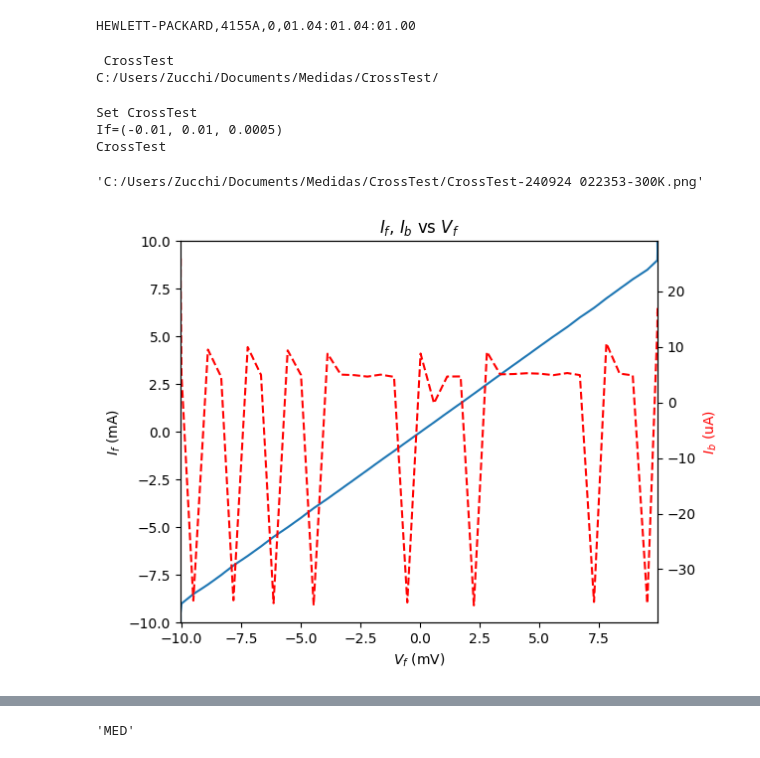
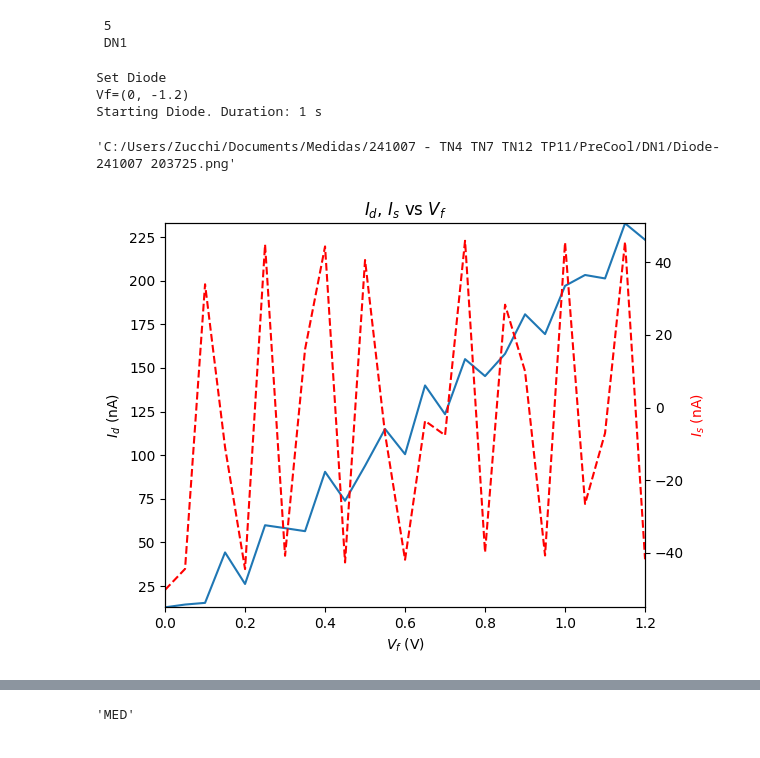
Before and after one commit to lszucchi/HPIB, a Jupyter notebook: bin/SingleMeasure.ipynb, the cells around one changed output, grey strips where cells are left out. Drawn from its saved outputs; the diff is of its cells as text; code cells hidden in the pictures.

```diff
--- a/bin/SingleMeasure.ipynb
+++ b/bin/SingleMeasure.ipynb
@@ -13,10 +29,11 @@ timeout=30
 # %%
 ptype=False
-temp=300
+temp=290
+timeout=1
 
 VGS = {
     'enable' : True,
-    'Vgstart' : 0, 'Vgstop' : 1.5, 'Vgstep' : 0.01,
+    'Vgstart' : 0, 'Vgstop' : 1.5, 'Vgstep' : 0.02,
     'Vd' : '50m', 'Compliance' : '1.5m'
     }
 
@@ -28,19 +45,19 @@ VGS = {
 
 VGS_sat = {
     'enable' : True,
-    'Vgstart' : 0, 'Vgstop' : 1.5, 'Vgstep' : 0.01,
+    'Vgstart' : 0, 'Vgstop' : 1.5, 'Vgstep' : 0.02,
     'Vd' : 1.5, 'Compliance' : '1.5m'
     }
 
 VDS = {
     'enable' : True,
-    'Vdstart' : 0, 'Vdstop' : 1.5, 'Vdstep' : 0.01,
+    'Vdstart' : 0, 'Vdstop' : 1.5, 'Vdstep' : 0.02,
     'Vgstart' : 0.5, 'Vgstop' : 1.5, 'Vgstep' : 0.25,
     'Compliance' : '1.5m'
     }
 
 Ex_Is = {
-    'enable' : True,
+    'enable' : False,
     'VSstart' : 0, 'VSstop' : 0.5, 'VSstep' : 0.001,
     'VGstart' : 0.8, 'VGstop' : 1, 'VGstep' : 0.1,
     'VDvalue' : 1,
@@ -48,47 +65,37 @@ Ex_Is = {
     }
 
 VP = {
-    'enable' : True,
+    'enable' : False,
     'VGstart' : -1.5, 'VGstop' : 1.5, 'VGstep' : 0.01,
     'Is' : -2.98e-06, 'Compliance' : 1.5
     }
-# %%
-HP=HP4155(GPIBch, debug=debug)
-HP.StopFlag=False
-# %% [output]
-HEWLETT-PACKARD,4155A,0,01.04:01.04:01.00
-# %%
-prefix=input()
-
-now=datetime.datetime.now().strftime('%y%m%d')
-
-if os.path.isdir('C:/Users/Zucchi/Documents/Medidas'):
-    path='C:/Users/Zucchi/Documents/Medidas'
-else:
-    path="C:/Users/Zucchi-Note/Dropbox/Cryochip/Medidas"
-
-path+=f"/{prefix}/"
-
-print(path)
-
-os.makedirs(path, exist_ok=True)
-# %% [output]
- CrossTest
-C:/Users/Zucchi/Documents/Medidas/CrossTest/
+# %%
+INO.opench(int(input()))
+prefix=input()
+ptype=False
+if 'p' in prefix.lower():
+    ptype=True
+
+path=f"C:/Users/Zucchi/Documents/Medidas/241007 - TN4 TN7 TN12 TP11/PreCool/{prefix}/"
+
+makedirs(path, exist_ok=True)
+# %% [output]
+ 5
+ DN1
 # %%
-HP.CrossTest('SMU3', -10e-3, 10e-3, 50e-5)
-HP.SetIntTime("MED")
+HP.SetDiode(0, 1.2 if ptype else -1.2, 0.05 if ptype else -0.05)
+HP.SetIntTime("SHOR")
 HP.SetHoldTime(0.01)
 
 now=datetime.datetime.now().strftime("%y%m%d %H%M%S")
 
-plotp=f"{path}{HP.term}-{now}-300K.csv"
+plotp=f"{path}{HP.term}-{now}.csv"
 
 HP.SingleSave(plotp, timeout)
-Plot(plotp, "Vf", ["If", "Ib"])
+Plot(plotp, "Vf", ["Id", "Is"])
 # %% [output]
-Set CrossTest
-If=(-0.01, 0.01, 0.0005)
-CrossTest
+Set Diode
+Vf=(0, -1.2)
+Starting Diode. Duration: 1 s
-'C:/Users/Zucchi/Documents/Medidas/CrossTest/CrossTest-240924 022353-300K.png'
+'C:/Users/Zucchi/Documents/Medidas/241007 - TN4 TN7 TN12 TP11/PreCool/DN1/Diode-241007 203725.png'
-[figure, old version]
+[figure, new version]
```
Also changed, not shown: parts of 17 cells of this notebook, 16 other files.
